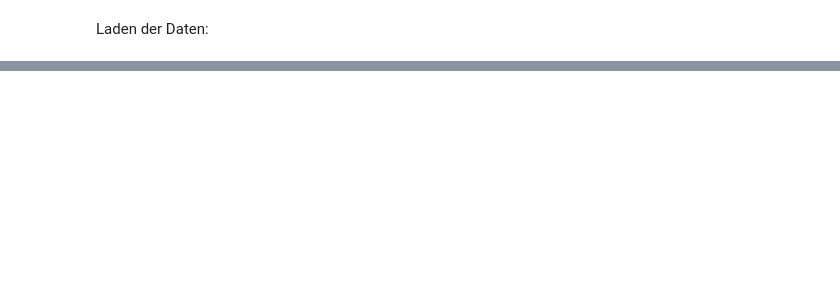
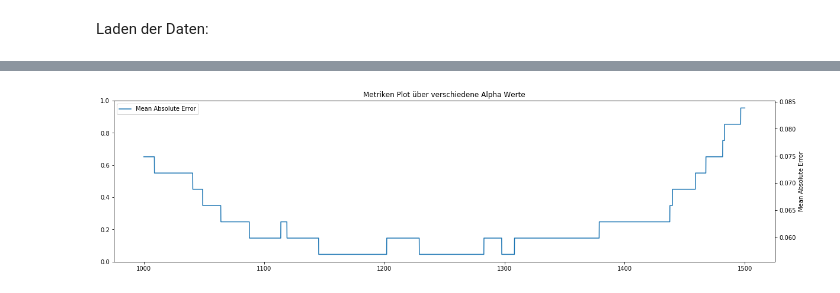
Before and after one commit to challenge-healthcare/main, a Jupyter notebook: Main.ipynb, the cells around one changed output, grey strips where cells are left out. Drawn from its saved outputs; the diff is of its cells as text; code cells hidden in the pictures; blank space fills up the shorter version.

```diff
--- a/Main.ipynb
+++ b/Main.ipynb
@@ -23,0 +60,18 @@ data.head()
+# %%
+#index are not correct, don't know why, removed entries manually
+children_outliers_to_del = data[(data['age'] <= 21) & (data['children'] == 5)].index.values - 1
+
+for i in children_outliers_to_del:
+    print(i)
+
+#when these are removed, the score is worse by .10 for some reason but the mean absolute error drops by 60 points
+data2 = data.drop(data.index[[32, 165, 983]])
+data2[(data2['age'] <= 21) & (data2['children'] == 5)]
+
+charges_outliers_to_del = data2[(data['charges'] >= 59000)].index.values - 1
+for i in charges_outliers_to_del:
+    print(i)
+
+data_no_outliers = data2.drop(data.index[[542]])
+
+data_no_outliers[(data['charges'] >= 59000)]
@@ -23,0 +307,71 @@ data.head()
+# %%
+pca_data = data_no_outliers[['sex','bmi', 'pbf']]
+
+X = pca_data.values
+X = X.T
+x_mean = X - np.mean(X, axis=0)
+
+test = np.cov(x_mean)
+(eigvalues_, components_) = np.linalg.eigh(test)
+print(components_.T)
+idx = eigvalues_.argsort()[::-1]
+eigvalues_ = eigvalues_[idx]
+total_variance_ = np.sum(eigvalues_)
+explained_variance_ = eigvalues_ / total_variance_
+
+data4 = data_no_outliers.copy()
+data4[['sex','bmi', 'pbf']] = np.dot(data4[['sex', 'bmi', 'pbf']].values, components_.T)
+
+labels = np.array(data_no_outliers['charges'])
+
+# The data we want to split = 'input'
+input = data4.drop('sex', axis=1).drop('charges', axis = 1).drop('charges_level', axis = 1)
+
+# The argument for the split function has to be an array
+input = np.array(input)
+
+train_input, test_input, train_labels, test_labels = \
+train_test_split(input, labels, test_size = 0.25, random_state = 42)
+train_input = np.array(train_input, dtype=np.float64)
+test_input = np.array(test_input, dtype=np.float64)
+
+train_input_standardize = (train_input - np.mean(train_input, axis=0)) / np.std(train_input, axis=0)
+test_input_standardize = (test_input - np.mean(test_input, axis=0)) / np.std(test_input, axis=0)
+
+maeArray = []
+
+alphaRange = np.linspace(1000, 1500, 10000)
+for i in alphaRange:
+    RidgeRegressor = Ridge(alpha = i)
+    ridge1 = RidgeRegressor.fit(train_input_standardize, train_labels)
+    predics = RidgeRegressor.predict(test_input_standardize)
+
+    predics_categorized = pd.cut(abs(predics), bins=bins, labels=bin_labels, include_lowest=True)
+    test_labels_categorized = pd.cut(abs(test_labels), bins=bins, labels=bin_labels, include_lowest=True)
+
+
+    #print(predics_categorized.to_numpy(), test_labels_categorized.to_numpy())
+    #print(i)
+    try:
+        mae = mean_absolute_error(test_labels_categorized.to_numpy(),  predics_categorized.to_numpy())
+    except ValueError:
+        print("Oops!  That was no valid number.  Try again...", ValueError)
+    maeArray.append(mae)
+
+
+plt.rcParams["figure.figsize"] = (20,5)
+
+fig1, ax1 = plt.subplots() # two axes on figure
+
+ax2 = ax1.twinx()
+ax2.plot(alphaRange, maeArray, label="Mean Absolute Error")
+ax2.set_xlabel("Ridge Regression Alpha Value")
+ax2.set_ylabel("Mean Absolute Error")
+
+plt.title("Metriken Plot über verschiedene Alpha Werte")
+plt.legend()
+plt.show()
+
+print("Mean Absolute Error min value:", np.amin(maeArray))
+print("Alpha value for Mean Absolute Error min value:", alphaRange[np.where(maeArray == np.amin(maeArray))][0])
+# %% [output]
@@ -23,0 +381 @@ data.head()
+[figure, added]
```
Also changed, not shown: parts of 17 cells of this notebook.
